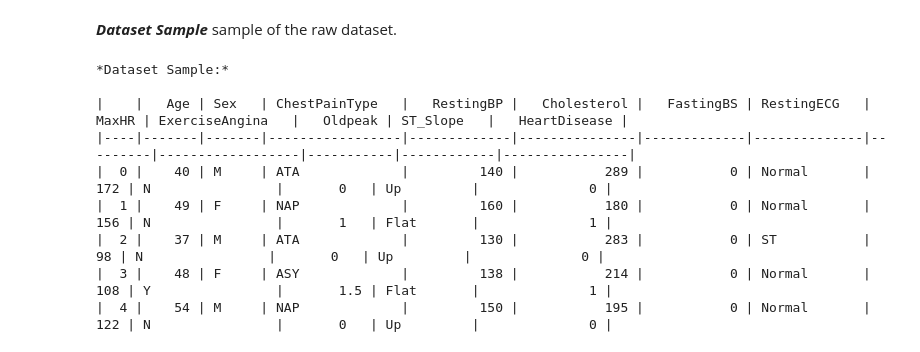
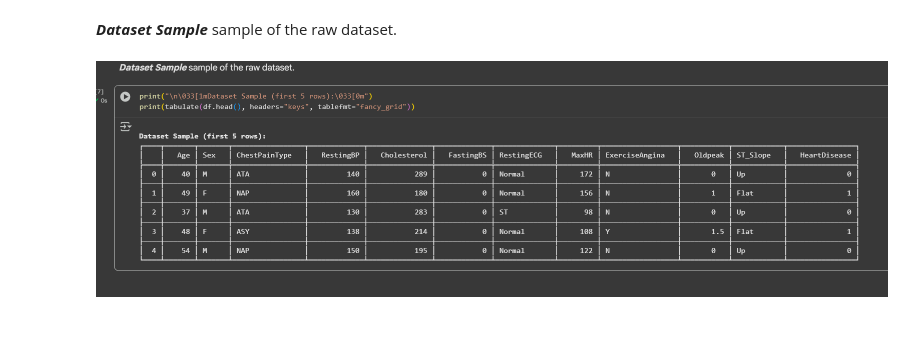
Before and after one commit to Janaalsh5/Heart-Disease, a Jupyter notebook: Phase1.ipynb, the cells around one changed output. Cells and saved outputs as stored; diff of their text form; code cells hidden in the pictures; blank space fills up the shorter version.

```diff
--- a/Phase1.ipynb
+++ b/Phase1.ipynb
@@ -71,17 +71,9 @@ Target Column (class attribute): HeartDisease
 # %% [markdown]
 ***Dataset Sample***
 sample of the raw dataset.
-# %%
-print("\n*Dataset Sample:*\n")
-table = tabulate(df.head(), headers="keys", tablefmt="github")
-print(table)
-# %% [output]
-*Dataset Sample:*
-
-|    |   Age | Sex   | ChestPainType   |   RestingBP |   Cholesterol |   FastingBS | RestingECG   |   MaxHR | ExerciseAngina   |   Oldpeak | ST_Slope   |   HeartDisease |
-|----|-------|-------|-----------------|-------------|---------------|-------------|--------------|---------|------------------|-----------|------------|----------------|
-|  0 |    40 | M     | ATA             |         140 |           289 |           0 | Normal       |     172 | N                |       0   | Up         |              0 |
-|  1 |    49 | F     | NAP             |         160 |           180 |           0 | Normal       |     156 | N                |       1   | Flat       |              1 |
-|  2 |    37 | M     | ATA             |         130 |           283 |           0 | ST           |      98 | N                |       0   | Up         |              0 |
-|  3 |    48 | F     | ASY             |         138 |           214 |           0 | Normal       |     108 | Y                |       1.5 | Flat       |              1 |
-|  4 |    54 | M     | NAP             |         150 |           195 |           0 | Normal       |     122 | N                |       0   | Up         |              0 |
+# %%
+from IPython.display import Image, display
+
+display(Image("/content/Screenshot 2025-09-16 191530.png"))
+# %% [output]
+[figure, added]
```
